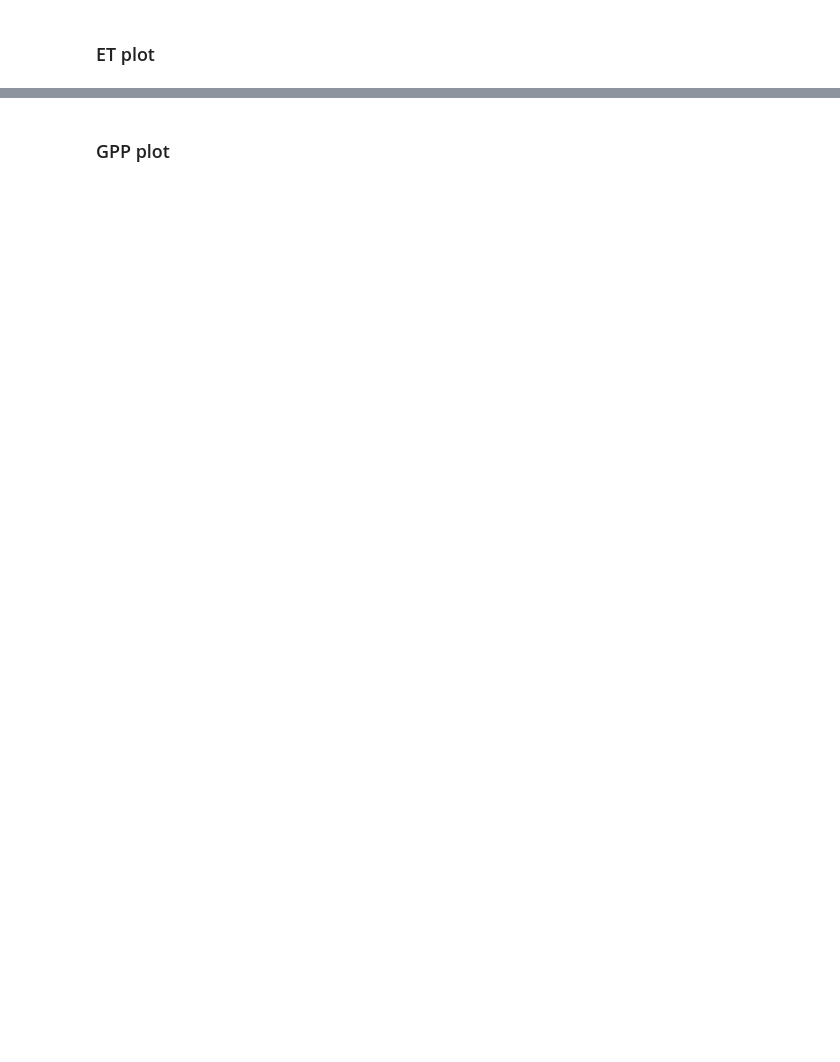
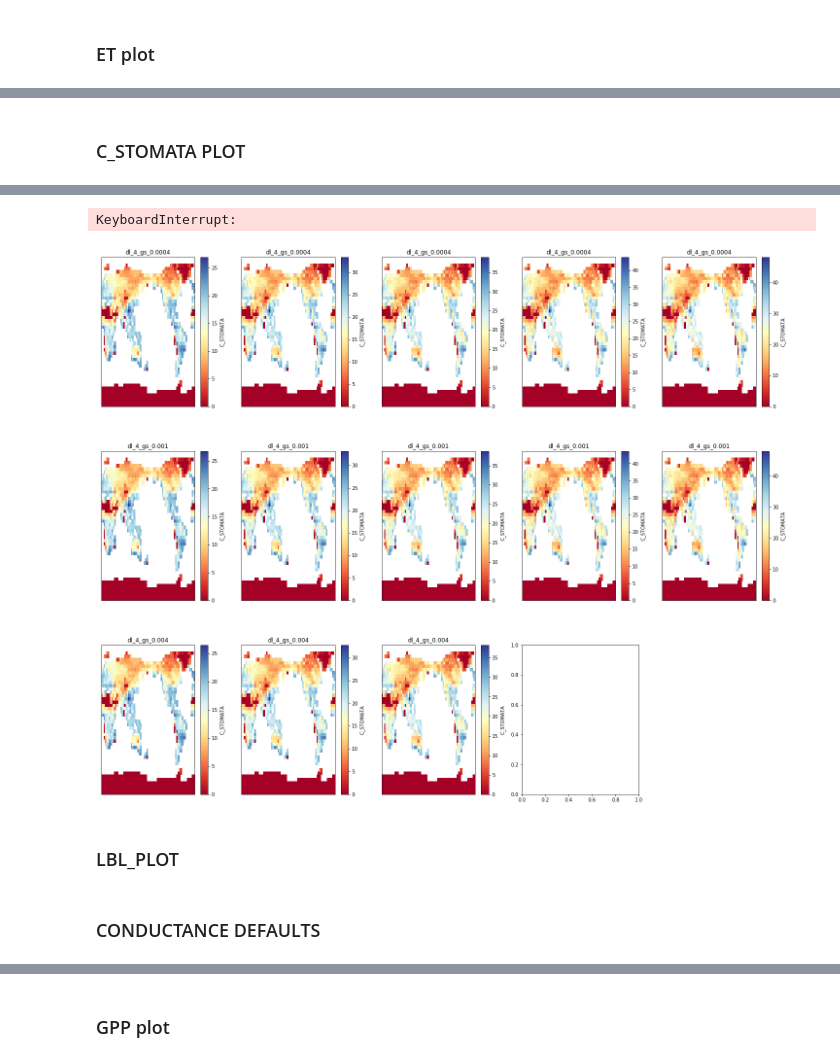
Before and after one commit to rosiealice/fates_sp_ensembles, a Jupyter notebook: ensemble_script.ipynb, the cells around one changed output, grey strips where cells are left out. Drawn from its saved outputs; the diff is of its cells as text; code cells hidden in the pictures; blank space fills up the shorter version.

```diff
--- a/ensemble_script.ipynb
+++ b/ensemble_script.ipynb
@@ -812,0 +1159,74 @@ figs/ensemble_ET_delta_abs_nocomp_fates_02_n14.png
+# %% [markdown]
+### C_STOMATA PLOT
+# %%
+import time
+delta=0
+rel=0
+conv=1e-3
+if doanalysis ==1:
+    ds_out = xr.Dataset({'lat': (['lat'], np.arange(-90, 90, 4.0)),
+                     'lon': (['lon'], np.arange(-180, 180, 5)),})
+
+    fig = plt.figure()
+    plt.rcParams['figure.figsize'] = [15,7]
+    fig.subplots_adjust(hspace=0.3, wspace=0.2)
+    vs=[1, 2,3,4,5,6,7,8, 9,10,11,12]
+    vs=range(1,ncases+1)
+   # vs=range(1,15)
+    count=1
+
+    ncol=7
+    nrow=2
+    if(calib == 1):
+        ncol=5
+        nrow=5
+    for i in vs:
+        index=((count+1) % 2)*ncol + ((count+1) // 2)
+        if( calib == 1 ):
+            index=i
+        ax = fig.add_subplot(nrow, ncol, index)
+        count=count+1
+        ds0  =dse1.isel(realization=i)
+        dsdef=dse1.isel(realization=0)
+        print(i)
+        mod =np.multiply(np.mean(ds0.C_STOMATA,0),conv)
+        elai=np.mean(ds0.ELAI,0)
+        #mod = mod * elai
+        if(delta == 1):
+
+            deft=np.multiply(np.mean(dsdef.C_STOMATA,0),conv)
+
+            if(rel==0):
+                delt=mod-deft
+                plt1=delt.plot(vmin=-100, vmax=100,cmap='RdYlBu')
+                print('i',i)
+            else: #relativised diffs
+                delt=(100*(mod-deft)/deft)+0.5
+
+                plt1=delt.plot(vmin=-1, vmax=1,cmap='RdYlBu')
+
+                # if( calib == 1):
+       #     ax.set_title(str(i) )
+        else:
+            plt1=mod.plot(cmap='RdYlBu')
+            titl='dl_'+ str(gsarr[gi[count-1]])+'_gs_'+str(dlarr[di[count-1]])
+            ax.set_title(titl)
+        ax.get_xaxis().set_visible(False)
+        ax.get_yaxis().set_visible(False)
+        if( calib == 0):
+            ax.set_title(titles[i-1])
+        else:
+            titl='dl_'+ str(gsarr[gi[count-1]])+'_gs_'+str(dlarr[di[count-1]])
+            ax.set_title(titl)
+        fig.canvas.draw()
+        time.sleep(1)
+
+if(delta == 1):
+    if(rel==1):
+        fnmfig='figs/ensemble_GS_delta_rel_'+caseroot +str(i)+'.png'
+    else:
+        fnmfig='figs/ensemble_GS_delta_abs_'+caseroot +str(i)+'.png'
+
+print(fnmfig)
+plt.savefig(fnmfig)
+# %% [output]
@@ -812,0 +1246,4 @@ figs/ensemble_ET_delta_abs_nocomp_fates_02_n14.png
+KeyboardInterrupt:
+[figure, added]
+# %% [markdown]
+### LBL_PLOT
@@ -812,0 +1319,2 @@ figs/ensemble_ET_delta_abs_nocomp_fates_02_n14.png
+# %% [markdown]
+### CONDUCTANCE DEFAULTS
```
Also changed, not shown: parts of 78 cells of this notebook.
